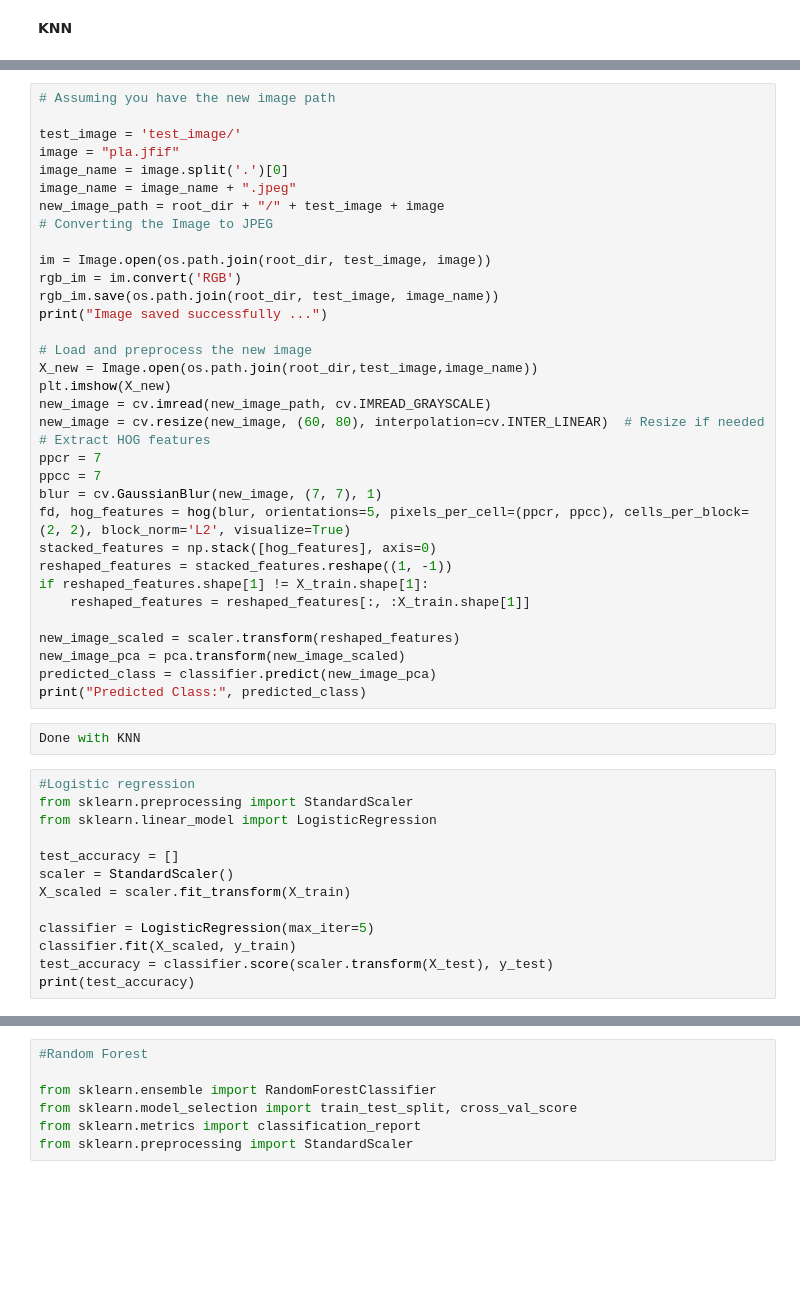
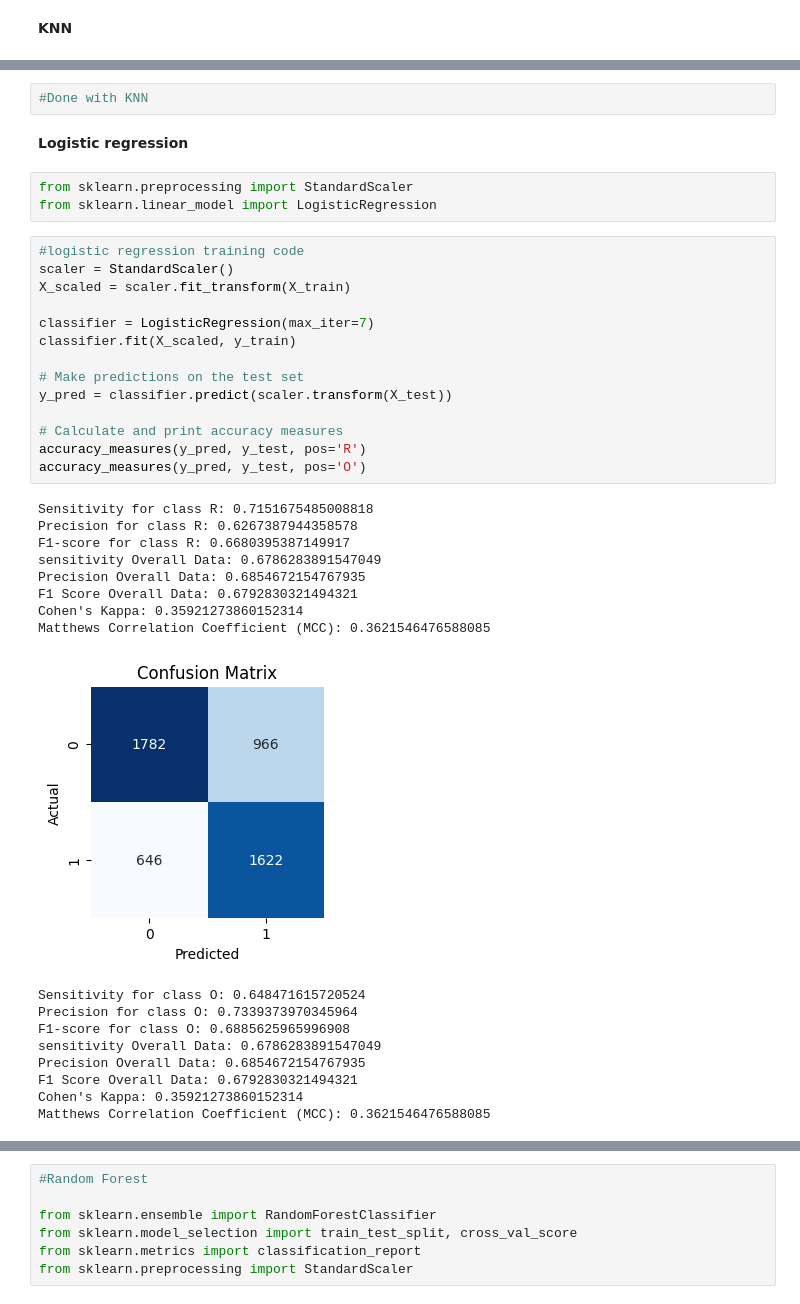
Before and after one commit to mehtayukta/waste_classifcation_traditional_machine_learning, a Jupyter notebook: waste_classification_ml.ipynb, the cells around one changed output, grey strips where cells are left out. Saved outputs shown, nothing was run; the diff lists cells and outputs as text; blank space fills up the shorter version.

```diff
--- a/waste_classification_ml.ipynb
+++ b/waste_classification_ml.ipynb
@@ -320,49 +481,39 @@ print(test_accuracy)"""
-# %%
-# Assuming you have the new image path
-
-test_image = 'test_image/'
-image = "pla.jfif"
-image_name = image.split('.')[0]
-image_name = image_name + ".jpeg"
-new_image_path = root_dir + "/" + test_image + image
-# Converting the Image to JPEG
-
-im = Image.open(os.path.join(root_dir, test_image, image))
-rgb_im = im.convert('RGB')
-rgb_im.save(os.path.join(root_dir, test_image, image_name))
-print("Image saved successfully ...")
-
-# Load and preprocess the new image
-X_new = Image.open(os.path.join(root_dir,test_image,image_name))
-plt.imshow(X_new)
-new_image = cv.imread(new_image_path, cv.IMREAD_GRAYSCALE)
-new_image = cv.resize(new_image, (60, 80), interpolation=cv.INTER_LINEAR)  # Resize if needed
-# Extract HOG features
-ppcr = 7
-ppcc = 7
-blur = cv.GaussianBlur(new_image, (7, 7), 1)
-fd, hog_features = hog(blur, orientations=5, pixels_per_cell=(ppcr, ppcc), cells_per_block=(2, 2), block_norm='L2', visualize=True)
-stacked_features = np.stack([hog_features], axis=0)
-reshaped_features = stacked_features.reshape((1, -1))
-if reshaped_features.shape[1] != X_train.shape[1]:
-    reshaped_features = reshaped_features[:, :X_train.shape[1]]
-
-new_image_scaled = scaler.transform(reshaped_features)
-new_image_pca = pca.transform(new_image_scaled)
-predicted_class = classifier.predict(new_image_pca)
-print("Predicted Class:", predicted_class)
 # %%
-Done with KNN
+#Done with KNN
+# %% [markdown]
+**Logistic regression**
+# %%
+from sklearn.preprocessing import StandardScaler
+from sklearn.linear_model import LogisticRegression
 # %%
-#Logistic regression
-from sklearn.preprocessing import StandardScaler
-from sklearn.linear_model import LogisticRegression
-
-test_accuracy = []
+#logistic regression training code
 scaler = StandardScaler()
 X_scaled = scaler.fit_transform(X_train)
 
-classifier = LogisticRegression(max_iter=5)
+classifier = LogisticRegression(max_iter=7)
 classifier.fit(X_scaled, y_train)
-test_accuracy = classifier.score(scaler.transform(X_test), y_test)
-print(test_accuracy)
+
+# Make predictions on the test set
+y_pred = classifier.predict(scaler.transform(X_test))
+
+# Calculate and print accuracy measures
+accuracy_measures(y_pred, y_test, pos='R')
+accuracy_measures(y_pred, y_test, pos='O')
+# %% [output]
+Sensitivity for class R: 0.7151675485008818
+Precision for class R: 0.6267387944358578
+F1-score for class R: 0.6680395387149917
+sensitivity Overall Data: 0.6786283891547049
+Precision Overall Data: 0.6854672154767935
+F1 Score Overall Data: 0.6792830321494321
+Cohen's Kappa: 0.35921273860152314
+Matthews Correlation Coefficient (MCC): 0.3621546476588085
+[figure, added]
+Sensitivity for class O: 0.648471615720524
+Precision for class O: 0.7339373970345964
+F1-score for class O: 0.6885625965996908
+sensitivity Overall Data: 0.6786283891547049
+Precision Overall Data: 0.6854672154767935
+F1 Score Overall Data: 0.6792830321494321
+Cohen's Kappa: 0.35921273860152314
+Matthews Correlation Coefficient (MCC): 0.3621546476588085
```
Also changed, not shown: parts of 42 cells of this notebook.
